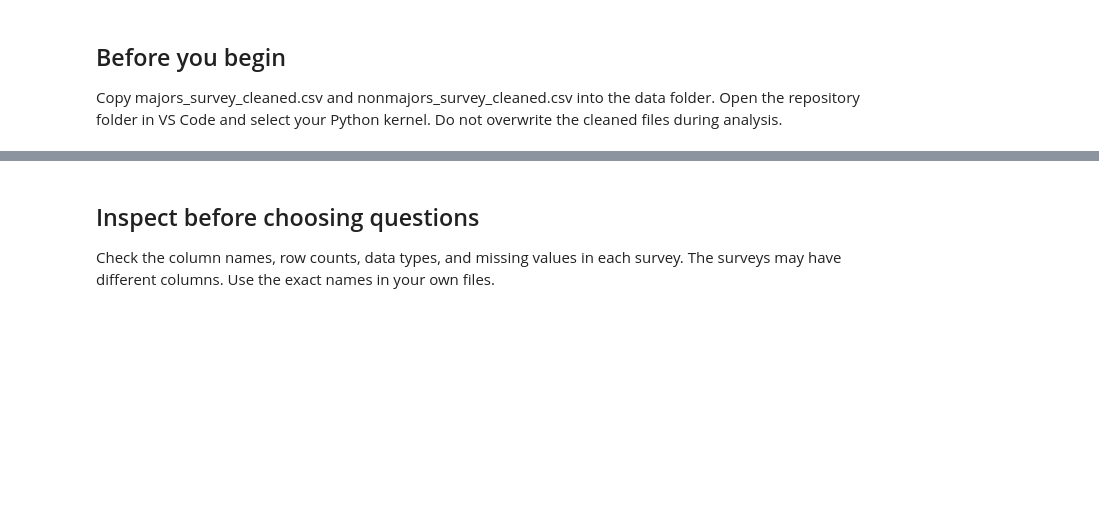
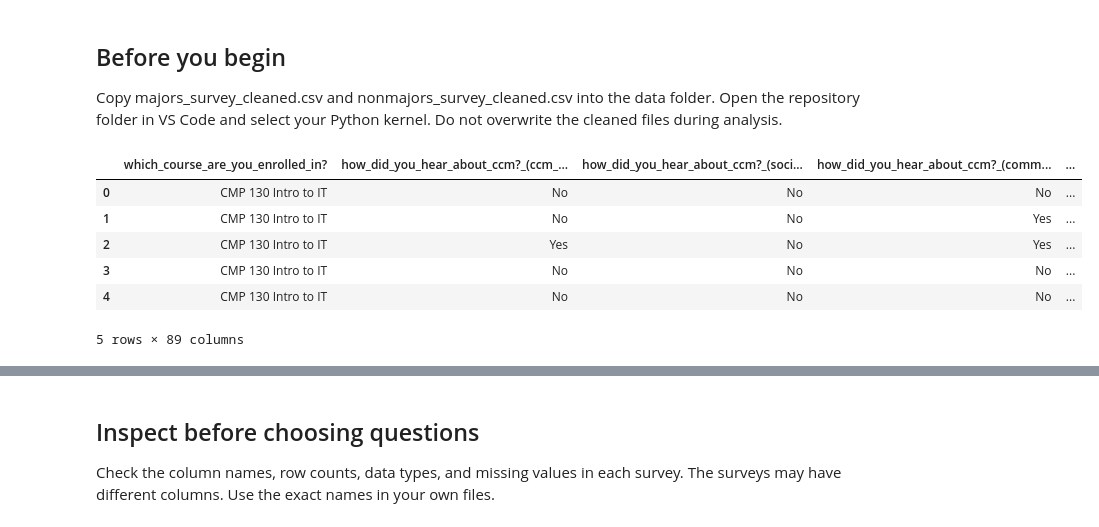
Before and after one commit to hendersongiovann-tech/CMP262-project-01-part-01-data, a Jupyter notebook: DataVisualization.ipynb, the cells around one changed output, grey strips where cells are left out. Saved outputs shown, nothing was run; the diff lists cells and outputs as text; code cells hidden in the pictures; blank space fills up the shorter version.

```diff
--- a/DataVisualization.ipynb
+++ b/DataVisualization.ipynb
@@ -15,12 +15,20 @@ import pandas as pd
 import matplotlib.pyplot as plt
 # %%
 # Read the cleaned computing majors survey.
-majors = pd.read_csv("data/majors_survey_cleaned.csv")
+majors_cleaned = pd.read_csv("data/majors_survey_cleaned.csv")
 
 # Read the cleaned nonmajors survey.
-nonmajors = pd.read_csv("data/nonmajors_survey_cleaned.csv")
+nonmajors_cleaned = pd.read_csv("data/non_majors_survey_cleaned.csv")
 # %%
 # Preview the majors survey.
-majors.head()
+majors_cleaned.head()
+# %% [output]
+|  | which_course_are_you_enrolled_in? | how_did_you_hear_about_ccm?_(ccm_... | how_did_you_hear_about_ccm?_(soci... | how_did_you_hear_about_ccm?_(comm... | ... |
+| 0 | CMP 130 Intro to IT | No | No | No | ... |
+| 1 | CMP 130 Intro to IT | No | No | Yes | ... |
+| 2 | CMP 130 Intro to IT | Yes | No | Yes | ... |
+| 3 | CMP 130 Intro to IT | No | No | No | ... |
+| 4 | CMP 130 Intro to IT | No | No | No | ... |
+5 rows × 89 columns
 # %%
 # Preview the nonmajors survey.
```
Also changed, not shown: parts of 1 cell of this notebook, 2 other files.
